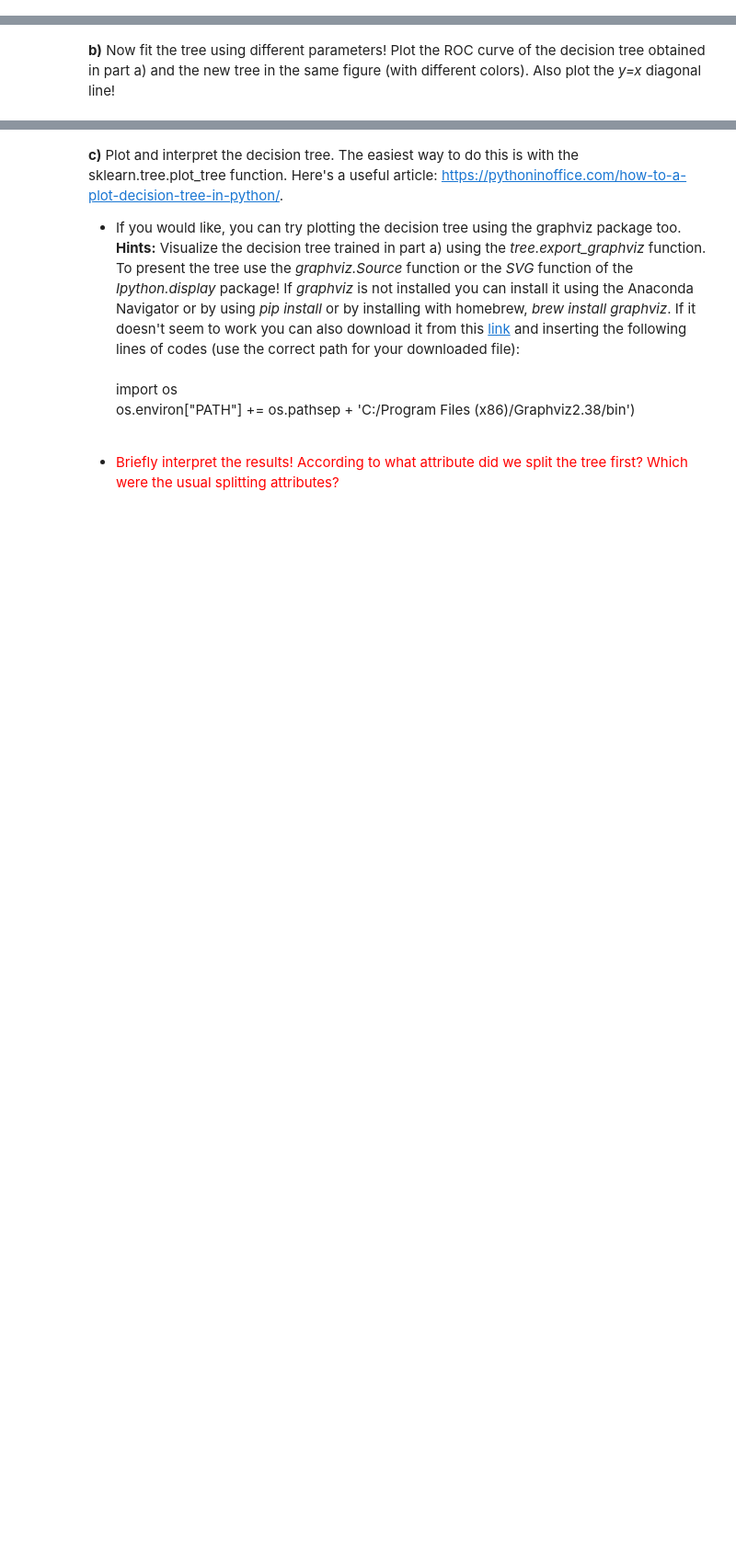
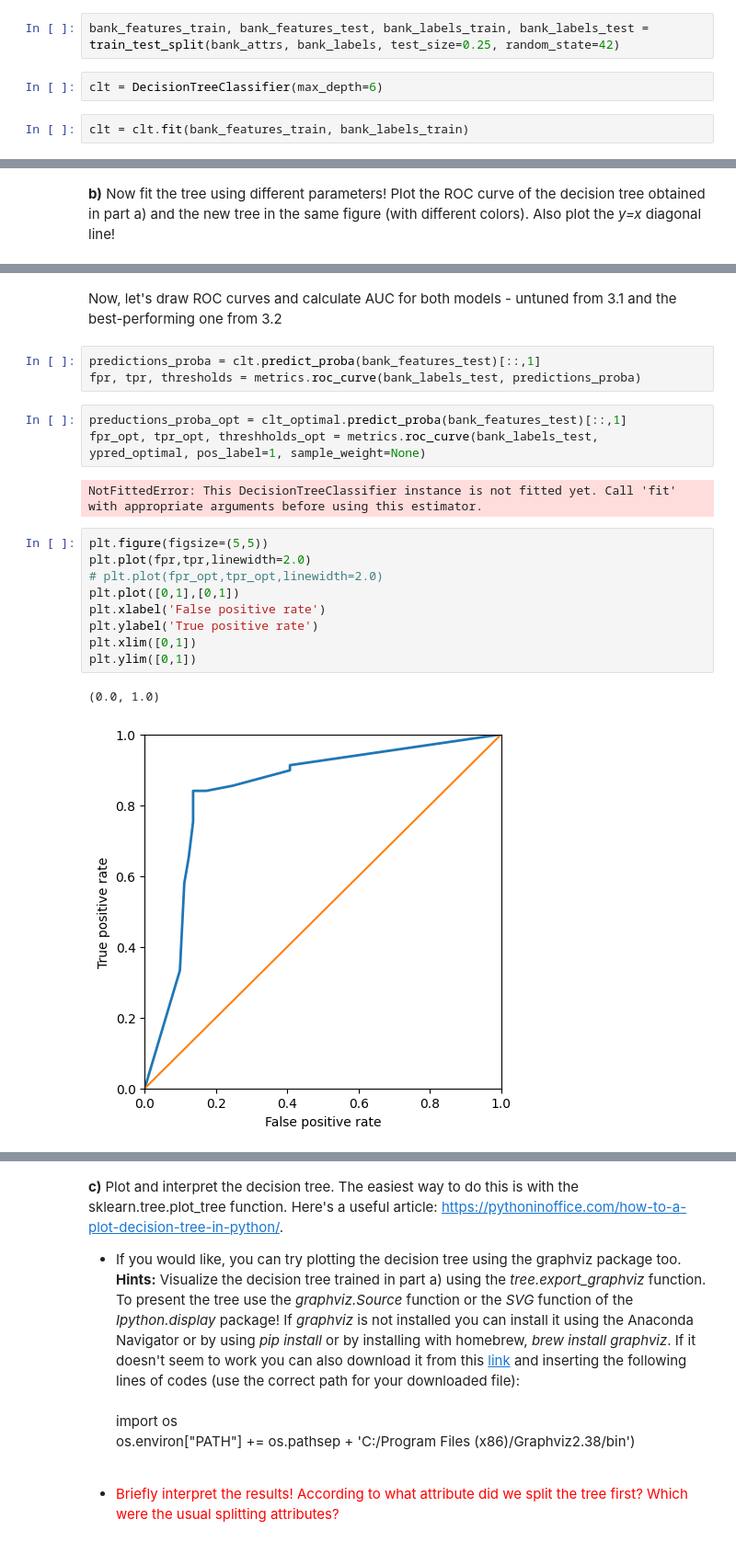
Before and after one commit to ntatrishvili/Webscraping, a Jupyter notebook: HW02.ipynb, the cells around one changed output, grey strips where cells are left out. Shown: that part at 92% size. Cells and saved outputs as stored; diff of their text form; blank space fills up the shorter version.

```diff
--- a/HW02.ipynb
+++ b/HW02.ipynb
@@ -228,0 +283,6 @@ Let's improve on the model used in class: decision tree on the bank dataset. (40
+# %%
+bank_features_train, bank_features_test, bank_labels_train, bank_labels_test = train_test_split(bank_attrs, bank_labels, test_size=0.25, random_state=42)
+# %%
+clt = DecisionTreeClassifier(max_depth=6)
+# %%
+clt = clt.fit(bank_features_train, bank_labels_train)
@@ -230,0 +340,22 @@ Let's improve on the model used in class: decision tree on the bank dataset. (40
+# %% [markdown]
+Now, let's draw ROC curves and calculate AUC for both models - untuned from 3.1 and the best-performing one from 3.2
+# %%
+predictions_proba = clt.predict_proba(bank_features_test)[::,1]
+fpr, tpr, thresholds = metrics.roc_curve(bank_labels_test, predictions_proba)
+# %%
+preductions_proba_opt = clt_optimal.predict_proba(bank_features_test)[::,1]
+fpr_opt, tpr_opt, threshholds_opt = metrics.roc_curve(bank_labels_test, ypred_optimal, pos_label=1, sample_weight=None)
+# %% [output]
+NotFittedError: This DecisionTreeClassifier instance is not fitted yet. Call 'fit' with appropriate arguments before using this estimator.
+# %%
+plt.figure(figsize=(5,5))
+plt.plot(fpr,tpr,linewidth=2.0)
+# plt.plot(fpr_opt,tpr_opt,linewidth=2.0)
+plt.plot([0,1],[0,1])
+plt.xlabel('False positive rate')
+plt.ylabel('True positive rate')
+plt.xlim([0,1])
+plt.ylim([0,1])
+# %% [output]
+(0.0, 1.0)
+[figure, added]
```
Also changed, not shown: parts of 46 cells of this notebook, 4 other files.
